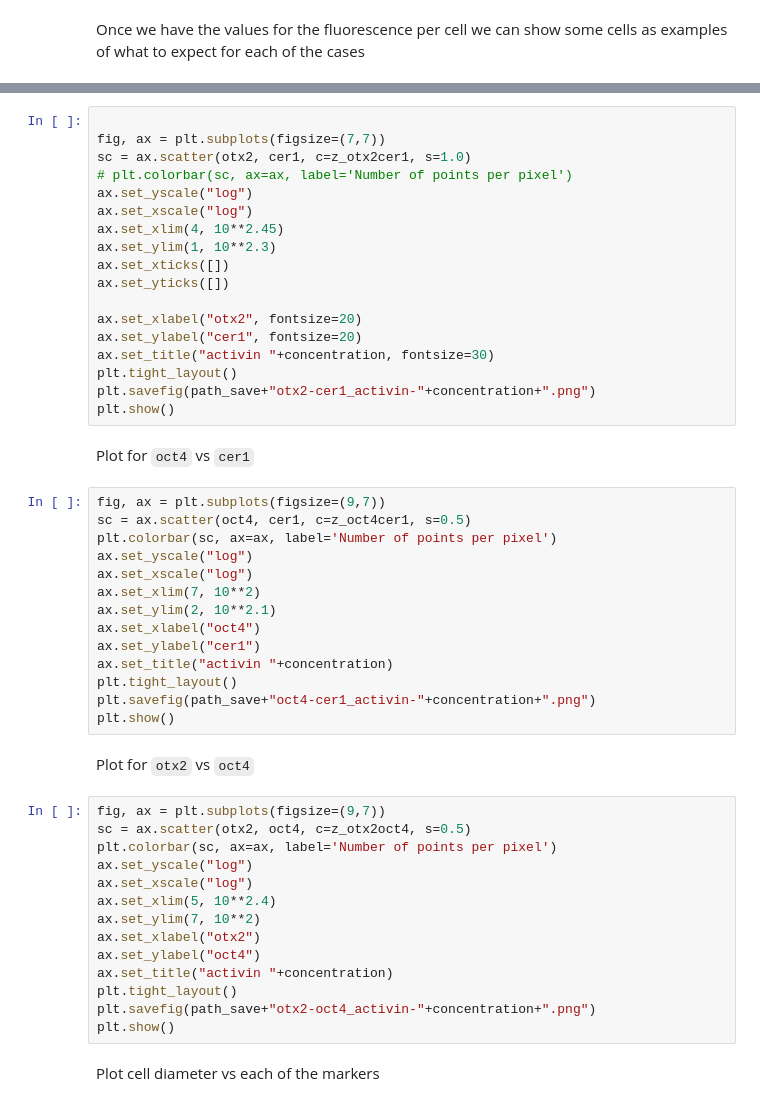
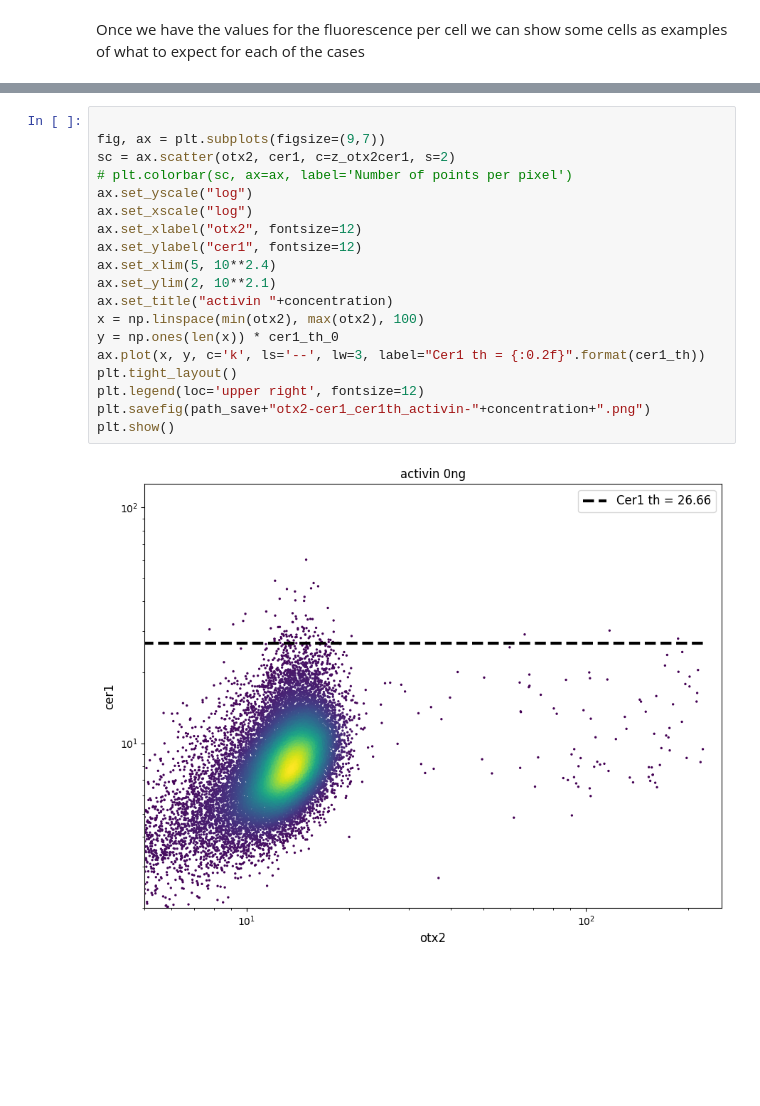
Before and after one commit to dsb-lab/tilesegment, a Jupyter notebook: examples/fluo_quantification_and_thresholding.ipynb, the cells around one changed output, grey strips where cells are left out. Drawn from its saved outputs; the diff is of its cells as text; blank space fills up the shorter version.

```diff
--- a/examples/fluo_quantification_and_thresholding.ipynb
+++ b/examples/fluo_quantification_and_thresholding.ipynb
@@ -322,52 +362,21 @@ Plot for `otx2` vs `cer1`
 # %%
 
-fig, ax = plt.subplots(figsize=(7,7))
-sc = ax.scatter(otx2, cer1, c=z_otx2cer1, s=1.0)
+fig, ax = plt.subplots(figsize=(9,7))
+sc = ax.scatter(otx2, cer1, c=z_otx2cer1, s=2)
 # plt.colorbar(sc, ax=ax, label='Number of points per pixel')
 ax.set_yscale("log")
 ax.set_xscale("log")
-ax.set_xlim(4, 10**2.45)
-ax.set_ylim(1, 10**2.3)
-ax.set_xticks([])
-ax.set_yticks([])
-
-ax.set_xlabel("otx2", fontsize=20)
-ax.set_ylabel("cer1", fontsize=20)
-ax.set_title("activin "+concentration, fontsize=30)
+ax.set_xlabel("otx2", fontsize=12)
+ax.set_ylabel("cer1", fontsize=12)
+ax.set_xlim(5, 10**2.4)
+ax.set_ylim(2, 10**2.1)
+ax.set_title("activin "+concentration)
+x = np.linspace(min(otx2), max(otx2), 100)
+y = np.ones(len(x)) * cer1_th_0
+ax.plot(x, y, c='k', ls='--', lw=3, label="Cer1 th = {:0.2f}".format(cer1_th))
 plt.tight_layout()
-plt.savefig(path_save+"otx2-cer1_activin-"+concentration+".png")
+plt.legend(loc='upper right', fontsize=12)
+plt.savefig(path_save+"otx2-cer1_cer1th_activin-"+concentration+".png")
 plt.show()
+# %% [output]
+[figure, added]
-# %% [markdown]
-Plot for `oct4` vs `cer1`
-# %%
-fig, ax = plt.subplots(figsize=(9,7))
-sc = ax.scatter(oct4, cer1, c=z_oct4cer1, s=0.5)
-plt.colorbar(sc, ax=ax, label='Number of points per pixel')
-ax.set_yscale("log")
-ax.set_xscale("log")
-ax.set_xlim(7, 10**2)
-ax.set_ylim(2, 10**2.1)
-ax.set_xlabel("oct4")
-ax.set_ylabel("cer1")
-ax.set_title("activin "+concentration)
-plt.tight_layout()
-plt.savefig(path_save+"oct4-cer1_activin-"+concentration+".png")
-plt.show()
-# %% [markdown]
-Plot for `otx2` vs `oct4`
-# %%
-fig, ax = plt.subplots(figsize=(9,7))
-sc = ax.scatter(otx2, oct4, c=z_otx2oct4, s=0.5)
-plt.colorbar(sc, ax=ax, label='Number of points per pixel')
-ax.set_yscale("log")
-ax.set_xscale("log")
-ax.set_xlim(5, 10**2.4)
-ax.set_ylim(7, 10**2)
-ax.set_xlabel("otx2")
-ax.set_ylabel("oct4")
-ax.set_title("activin "+concentration)
-plt.tight_layout()
-plt.savefig(path_save+"otx2-oct4_activin-"+concentration+".png")
-plt.show()
-# %% [markdown]
-Plot cell diameter vs each of the markers
```
Also changed, not shown: parts of 26 cells of this notebook, 1 other file.
